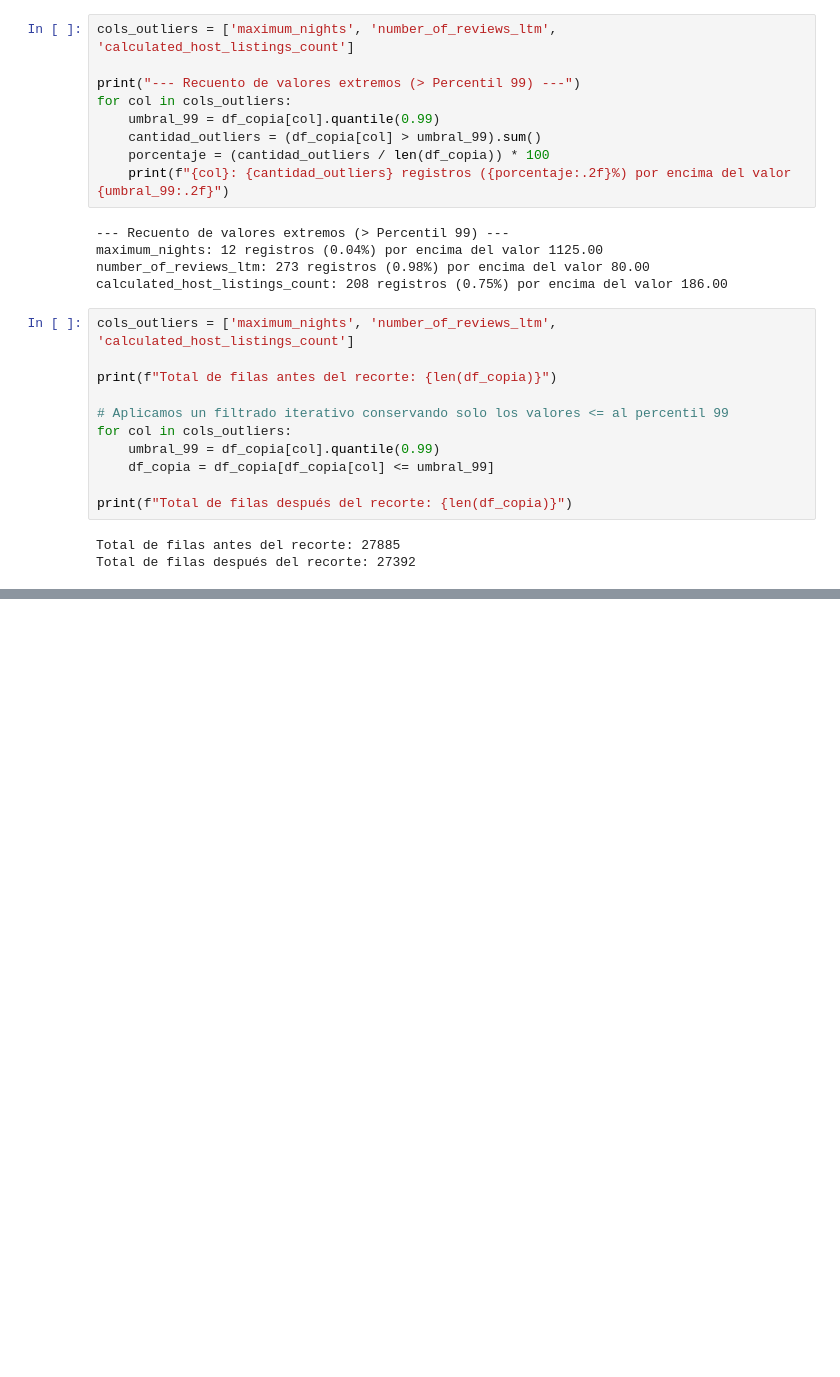
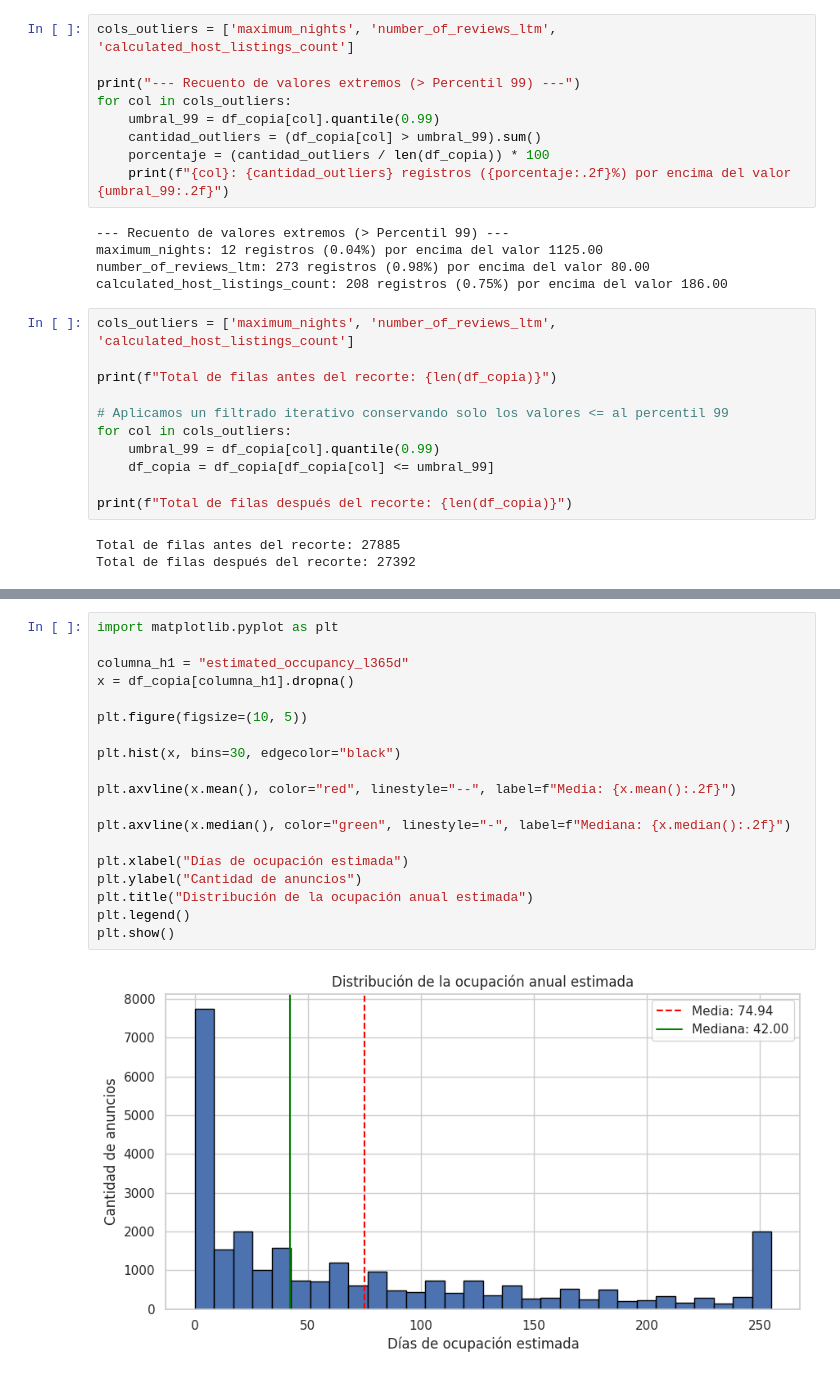
Before and after one commit to Jeronit1/AnalisisDeDatos, a Jupyter notebook: entrega.ipynb, the cells around one changed output, grey strips where cells are left out. Saved outputs shown, nothing was run; the diff lists cells and outputs as text; blank space fills up the shorter version.

```diff
--- a/entrega.ipynb
+++ b/entrega.ipynb
@@ -460,0 +571,21 @@ plt.show()
+# %%
+import matplotlib.pyplot as plt
+
+columna_h1 = "estimated_occupancy_l365d"
+x = df_copia[columna_h1].dropna()
+
+plt.figure(figsize=(10, 5))
+
+plt.hist(x, bins=30, edgecolor="black")
+
+plt.axvline(x.mean(), color="red", linestyle="--", label=f"Media: {x.mean():.2f}")
+
+plt.axvline(x.median(), color="green", linestyle="-", label=f"Mediana: {x.median():.2f}")
+
+plt.xlabel("Días de ocupación estimada")
+plt.ylabel("Cantidad de anuncios")
+plt.title("Distribución de la ocupación anual estimada")
+plt.legend()
+plt.show()
+# %% [output]
+[figure, added]
```
Also changed, not shown: parts of 13 cells of this notebook, 1 other file.
